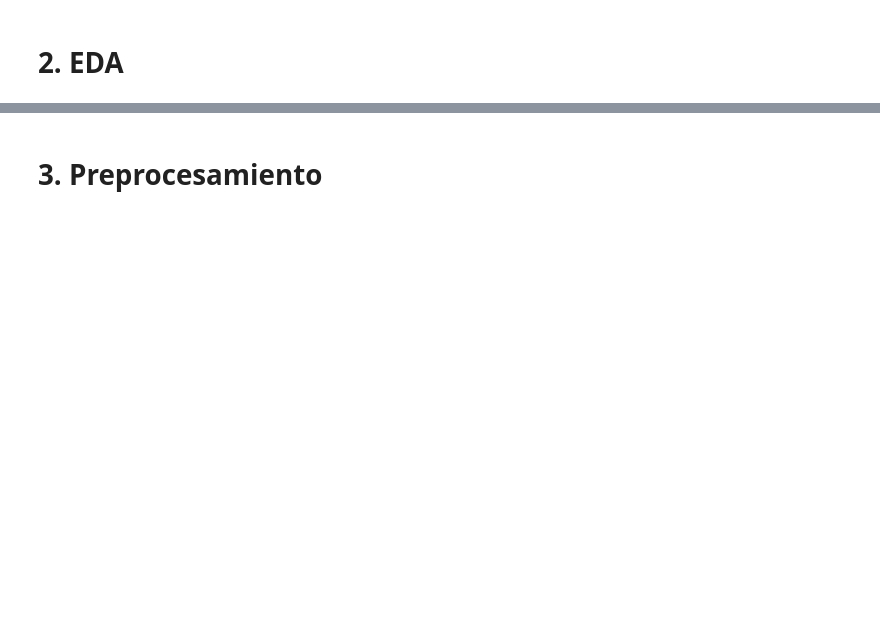
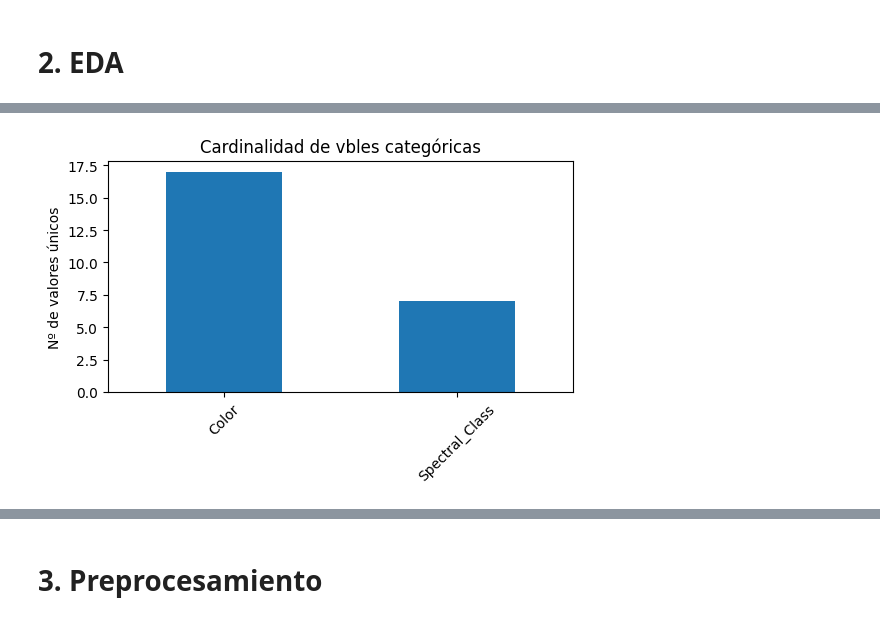
Before and after one commit to 100495785/Grupo17_Practica2, a Jupyter notebook: Practica2_estrellas.ipynb, the cells around one changed output, grey strips where cells are left out. Cells and saved outputs as stored; diff of their text form; code cells hidden in the pictures; blank space fills up the shorter version.

```diff
--- a/Practica2_estrellas.ipynb
+++ b/Practica2_estrellas.ipynb
@@ -50,0 +72,4 @@ Dimensiones del dataset: (240, 6)
+# %%
+categorical_columns = df.select_dtypes(include=["object"]).columns
+cardinality = df[categorical_columns].nunique()
+cardinality
@@ -50,0 +81,11 @@ Dimensiones del dataset: (240, 6)
+# %%
+import matplotlib.pyplot as plt
+
+plt.figure(figsize=(6,3))
+cardinality.plot(kind="bar")
+plt.title("Cardinalidad de vbles categóricas")
+plt.ylabel("Nº de valores únicos")
+plt.xticks(rotation=45)
+plt.show()
+# %% [output]
+[figure, added]
```
Also changed, not shown: parts of 34 cells of this notebook.
